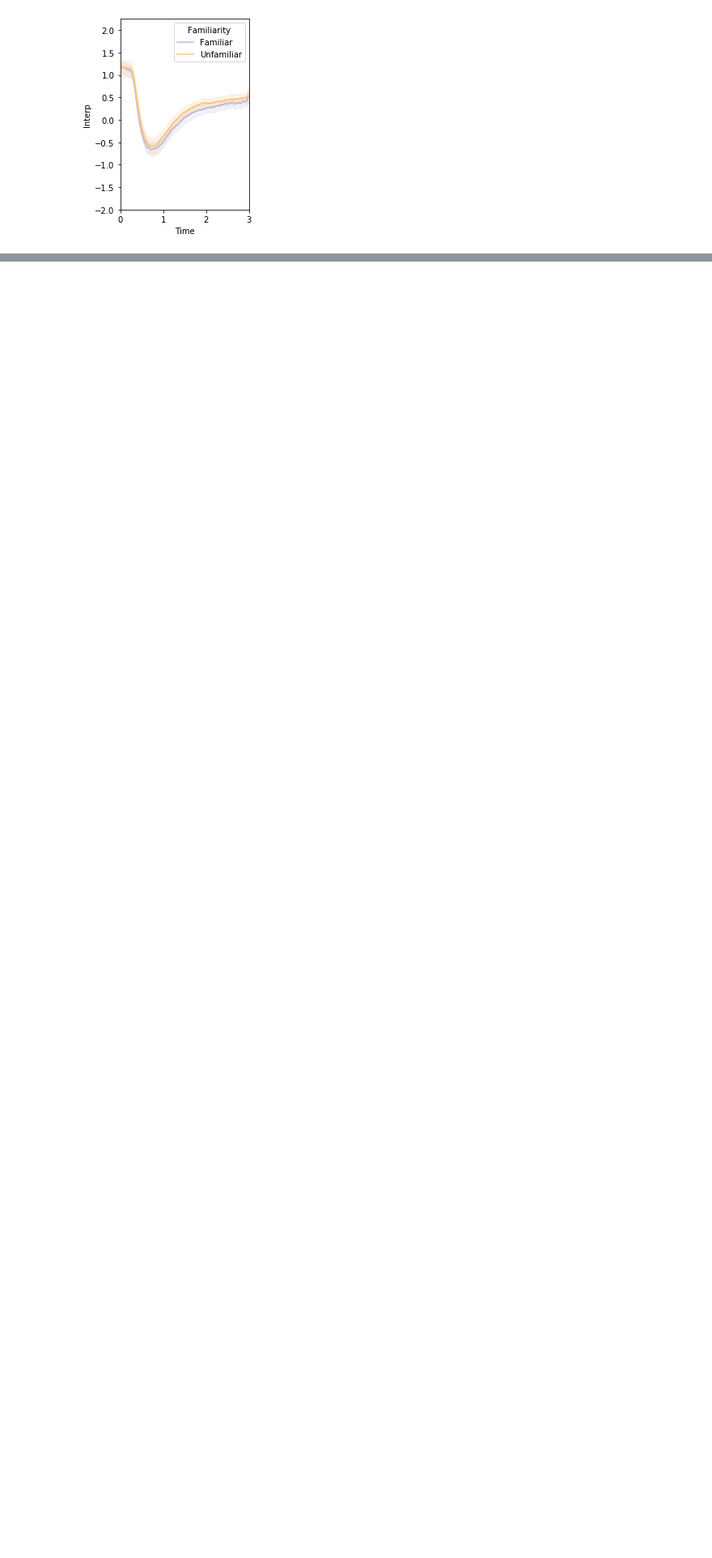
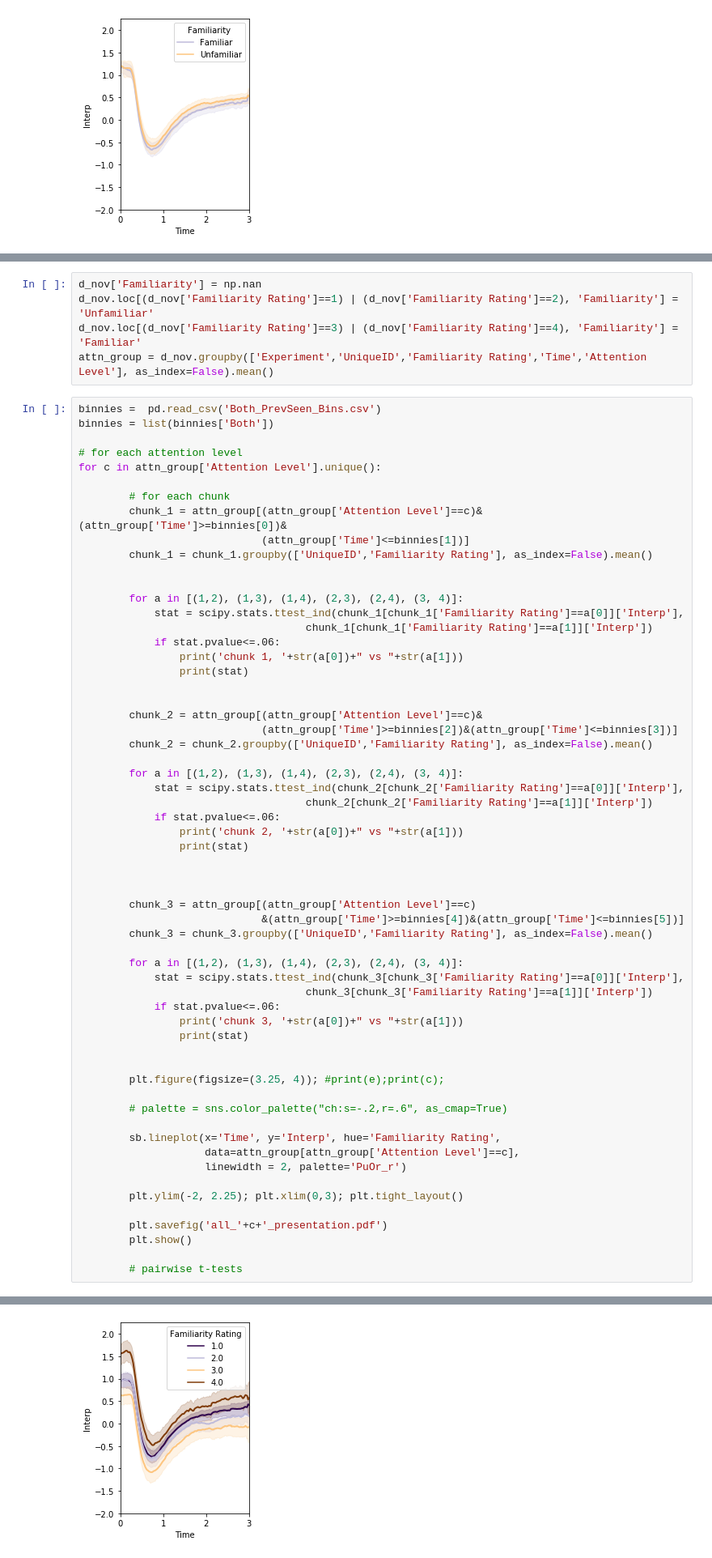
Before and after one commit to ContextLab/pupil-memory-analysis, a Jupyter notebook: code/3_analyze_data_pres.ipynb, the cells around one changed output, grey strips where cells are left out. Shown at 81% size. Saved outputs shown, nothing was run; the diff lists cells and outputs as text; blank space fills up the shorter version.

```diff
--- a/code/3_analyze_data_pres.ipynb
+++ b/code/3_analyze_data_pres.ipynb
@@ -376,0 +374,66 @@ Ttest_indResult(statistic=5.468606900639324, pvalue=3.871855591041551e-07)
+# %%
+d_nov['Familiarity'] = np.nan
+d_nov.loc[(d_nov['Familiarity Rating']==1) | (d_nov['Familiarity Rating']==2), 'Familiarity'] = 'Unfamiliar'
+d_nov.loc[(d_nov['Familiarity Rating']==3) | (d_nov['Familiarity Rating']==4), 'Familiarity'] = 'Familiar'
+attn_group = d_nov.groupby(['Experiment','UniqueID','Familiarity Rating','Time','Attention Level'], as_index=False).mean()
+# %%
+binnies =  pd.read_csv('Both_PrevSeen_Bins.csv')
+binnies = list(binnies['Both'])
+
+# for each attention level
+for c in attn_group['Attention Level'].unique():
+
+        # for each chunk
+        chunk_1 = attn_group[(attn_group['Attention Level']==c)&(attn_group['Time']>=binnies[0])&
+                             (attn_group['Time']<=binnies[1])]
+        chunk_1 = chunk_1.groupby(['UniqueID','Familiarity Rating'], as_index=False).mean()
+
+
+        for a in [(1,2), (1,3), (1,4), (2,3), (2,4), (3, 4)]:
+            stat = scipy.stats.ttest_ind(chunk_1[chunk_1['Familiarity Rating']==a[0]]['Interp'],
+                                    chunk_1[chunk_1['Familiarity Rating']==a[1]]['Interp'])
+            if stat.pvalue<=.06:
+                print('chunk 1, '+str(a[0])+" vs "+str(a[1]))
+                print(stat)
+
+
+        chunk_2 = attn_group[(attn_group['Attention Level']==c)&
+                             (attn_group['Time']>=binnies[2])&(attn_group['Time']<=binnies[3])]
+        chunk_2 = chunk_2.groupby(['UniqueID','Familiarity Rating'], as_index=False).mean()
+
+        for a in [(1,2), (1,3), (1,4), (2,3), (2,4), (3, 4)]:
+            stat = scipy.stats.ttest_ind(chunk_2[chunk_2['Familiarity Rating']==a[0]]['Interp'],
+                                    chunk_2[chunk_2['Familiarity Rating']==a[1]]['Interp'])
+            if stat.pvalue<=.06:
+                print('chunk 2, '+str(a[0])+" vs "+str(a[1]))
+                print(stat)
+
+
+
+        chunk_3 = attn_group[(attn_group['Attention Level']==c)
+                             &(attn_group['Time']>=binnies[4])&(attn_group['Time']<=binnies[5])]
+        chunk_3 = chunk_3.groupby(['UniqueID','Familiarity Rating'], as_index=False).mean()
+
+        for a in [(1,2), (1,3), (1,4), (2,3), (2,4), (3, 4)]:
+            stat = scipy.stats.ttest_ind(chunk_3[chunk_3['Familiarity Rating']==a[0]]['Interp'],
+                                    chunk_3[chunk_3['Familiarity Rating']==a[1]]['Interp'])
+            if stat.pvalue<=.06:
+                print('chunk 3, '+str(a[0])+" vs "+str(a[1]))
+                print(stat)
+
+
+        plt.figure(figsize=(3.25, 4)); #print(e);print(c);
+
+        # palette = sns.color_palette("ch:s=-.2,r=.6", as_cmap=True)
+
+        sb.lineplot(x='Time', y='Interp', hue='Familiarity Rating',
+                    data=attn_group[attn_group['Attention Level']==c],
+                    linewidth = 2, palette='PuOr_r')
+
+        plt.ylim(-2, 2.25); plt.xlim(0,3); plt.tight_layout()
+
+        plt.savefig('all_'+c+'_presentation.pdf')
+        plt.show()
+
+        # pairwise t-tests
+# %% [output]
@@ -376,0 +457 @@ Ttest_indResult(statistic=5.468606900639324, pvalue=3.871855591041551e-07)
+[figure, added]
```
Also changed, not shown: parts of 5 cells of this notebook, 1 other file.
